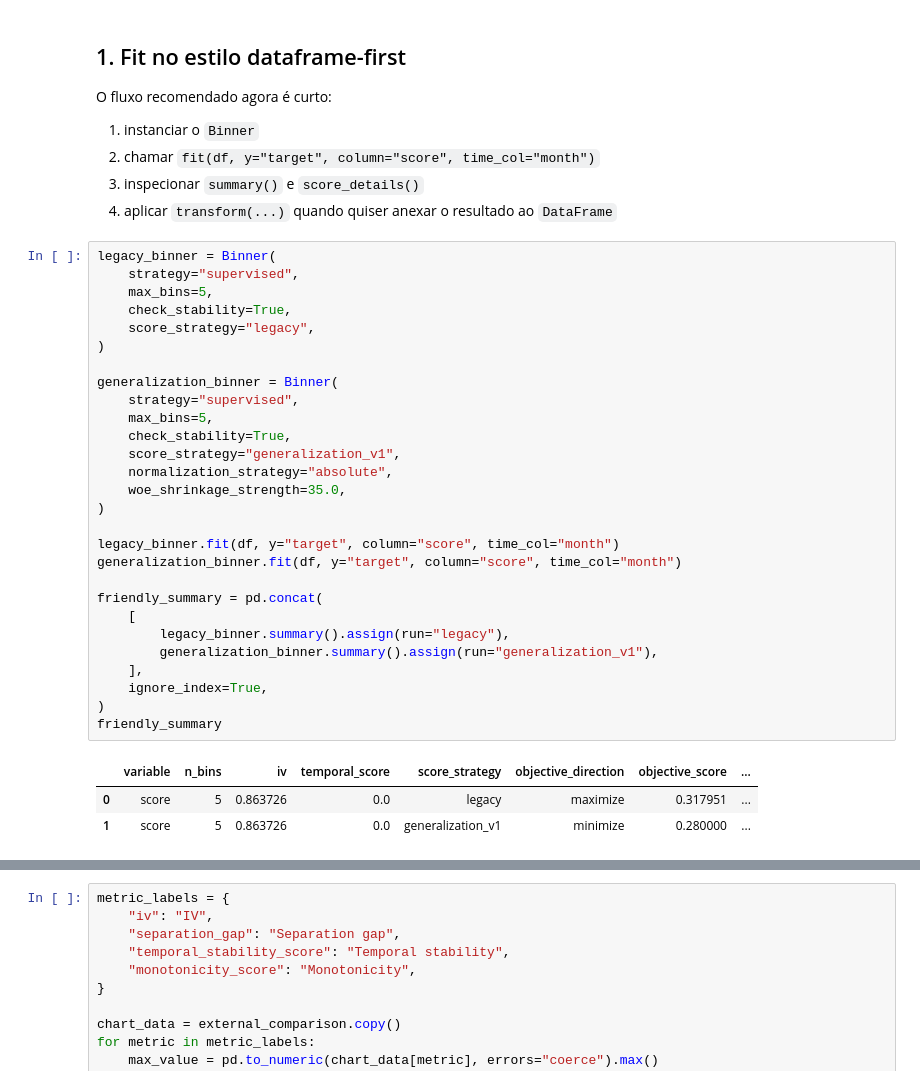
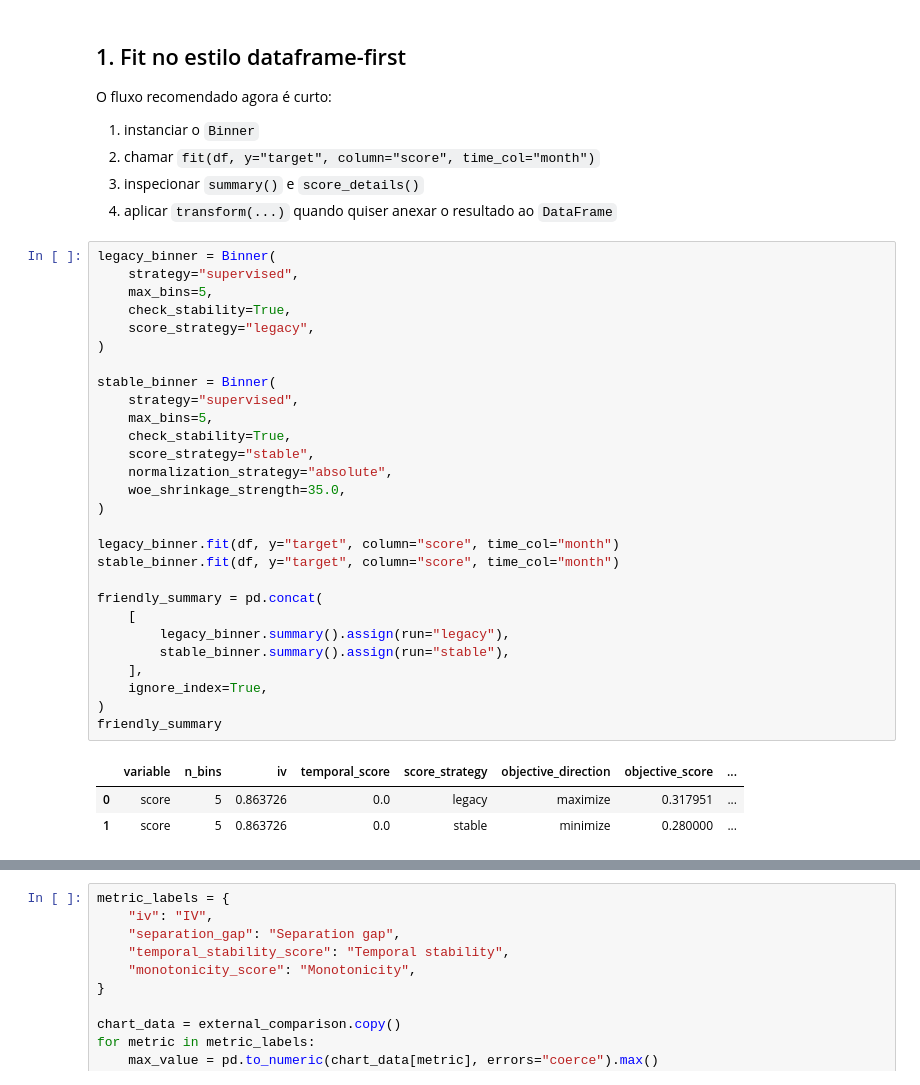
Before and after one commit to joaaomaia/RiskBands, a Jupyter notebook: examples/riskbands_synthetic_plotly_comparative_demo_with_optimal_vs_optuna.ipynb, the cells around one changed output, grey strips where cells are left out. Cells and saved outputs as stored; diff of their text form.

```diff
--- a/examples/riskbands_synthetic_plotly_comparative_demo_with_optimal_vs_optuna.ipynb
+++ b/examples/riskbands_synthetic_plotly_comparative_demo_with_optimal_vs_optuna.ipynb
@@ -118,33 +118,33 @@ O fluxo recomendado agora é curto:
 # %%
 legacy_binner = Binner(
     strategy="supervised",
     max_bins=5,
     check_stability=True,
     score_strategy="legacy",
 )
 
-generalization_binner = Binner(
+stable_binner = Binner(
     strategy="supervised",
     max_bins=5,
     check_stability=True,
-    score_strategy="generalization_v1",
+    score_strategy="stable",
     normalization_strategy="absolute",
     woe_shrinkage_strength=35.0,
 )
 
 legacy_binner.fit(df, y="target", column="score", time_col="month")
-generalization_binner.fit(df, y="target", column="score", time_col="month")
+stable_binner.fit(df, y="target", column="score", time_col="month")
 
 friendly_summary = pd.concat(
     [
         legacy_binner.summary().assign(run="legacy"),
-        generalization_binner.summary().assign(run="generalization_v1"),
+        stable_binner.summary().assign(run="stable"),
     ],
     ignore_index=True,
 )
 friendly_summary
 # %% [output]
 |  | variable | n_bins | iv | temporal_score | score_strategy | objective_direction | objective_score | ... |
 | 0 | score | 5 | 0.863726 | 0.0 | legacy | maximize | 0.317951 | ... |
-| 1 | score | 5 | 0.863726 | 0.0 | generalization_v1 | minimize | 0.280000 | ... |
+| 1 | score | 5 | 0.863726 | 0.0 | stable | minimize | 0.280000 | ... |
 # %%
```
Also changed, not shown: parts of 10 cells of this notebook, 29 other files.
